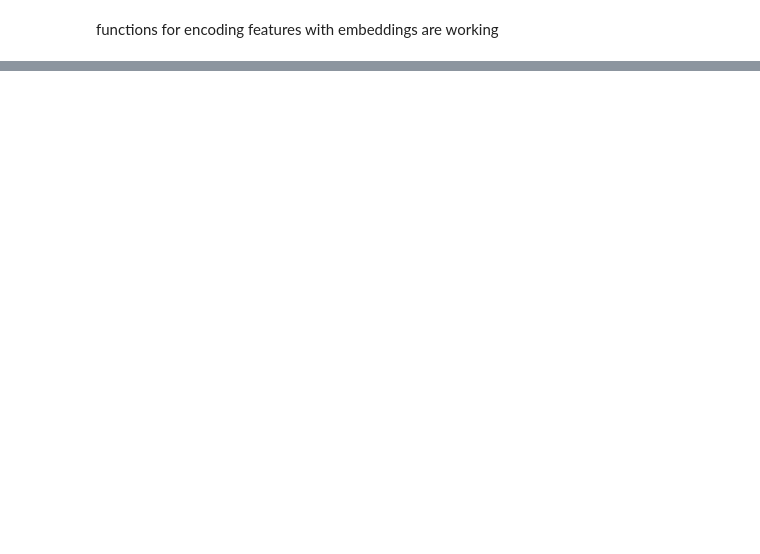
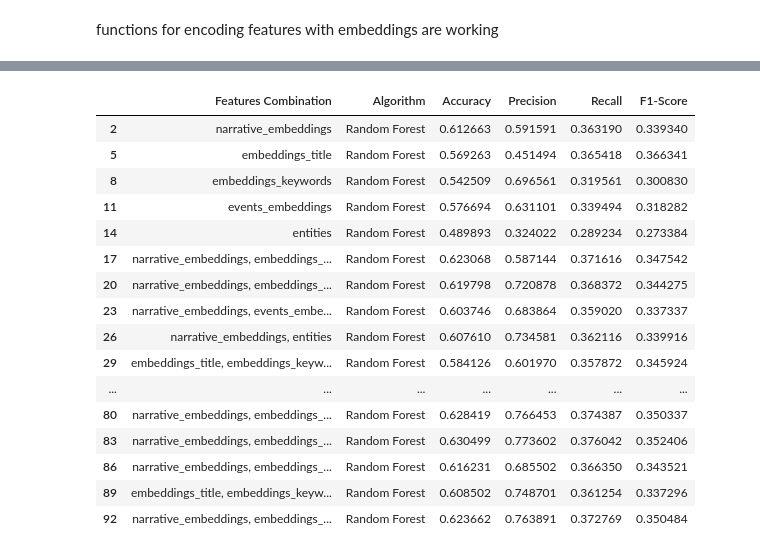
Before and after one commit to beatrizarc/product_complaints, a Jupyter notebook: notebooks/8- best feature combination.ipynb, the cells around one changed output, grey strips where cells are left out. Saved outputs shown, nothing was run; the diff lists cells and outputs as text; code cells hidden in the pictures; blank space fills up the shorter version.

```diff
--- a/notebooks/8- best feature combination.ipynb
+++ b/notebooks/8- best feature combination.ipynb
@@ -1201,0 +1363,20 @@ results = pd.concat(result_dfs, ignore_index=True)
+# %%
+random_forest_results
+# %% [output]
+|  | Features Combination | Algorithm | Accuracy | Precision | Recall | F1-Score |
+| 2 | narrative_embeddings | Random Forest | 0.612663 | 0.591591 | 0.363190 | 0.339340 |
+| 5 | embeddings_title | Random Forest | 0.569263 | 0.451494 | 0.365418 | 0.366341 |
+| 8 | embeddings_keywords | Random Forest | 0.542509 | 0.696561 | 0.319561 | 0.300830 |
+| 11 | events_embeddings | Random Forest | 0.576694 | 0.631101 | 0.339494 | 0.318282 |
+| 14 | entities | Random Forest | 0.489893 | 0.324022 | 0.289234 | 0.273384 |
+| 17 | narrative_embeddings, embeddings_... | Random Forest | 0.623068 | 0.587144 | 0.371616 | 0.347542 |
+| 20 | narrative_embeddings, embeddings_... | Random Forest | 0.619798 | 0.720878 | 0.368372 | 0.344275 |
+| 23 | narrative_embeddings, events_embe... | Random Forest | 0.603746 | 0.683864 | 0.359020 | 0.337337 |
+| 26 | narrative_embeddings, entities | Random Forest | 0.607610 | 0.734581 | 0.362116 | 0.339916 |
+| 29 | embeddings_title, embeddings_keyw... | Random Forest | 0.584126 | 0.601970 | 0.357872 | 0.345924 |
+| ... | ... | ... | ... | ... | ... | ... |
+| 80 | narrative_embeddings, embeddings_... | Random Forest | 0.628419 | 0.766453 | 0.374387 | 0.350337 |
+| 83 | narrative_embeddings, embeddings_... | Random Forest | 0.630499 | 0.773602 | 0.376042 | 0.352406 |
+| 86 | narrative_embeddings, embeddings_... | Random Forest | 0.616231 | 0.685502 | 0.366350 | 0.343521 |
+| 89 | embeddings_title, embeddings_keyw... | Random Forest | 0.608502 | 0.748701 | 0.361254 | 0.337296 |
+| 92 | narrative_embeddings, embeddings_... | Random Forest | 0.623662 | 0.763891 | 0.372769 | 0.350484 |
```
Also changed, not shown: parts of 16 cells of this notebook.
